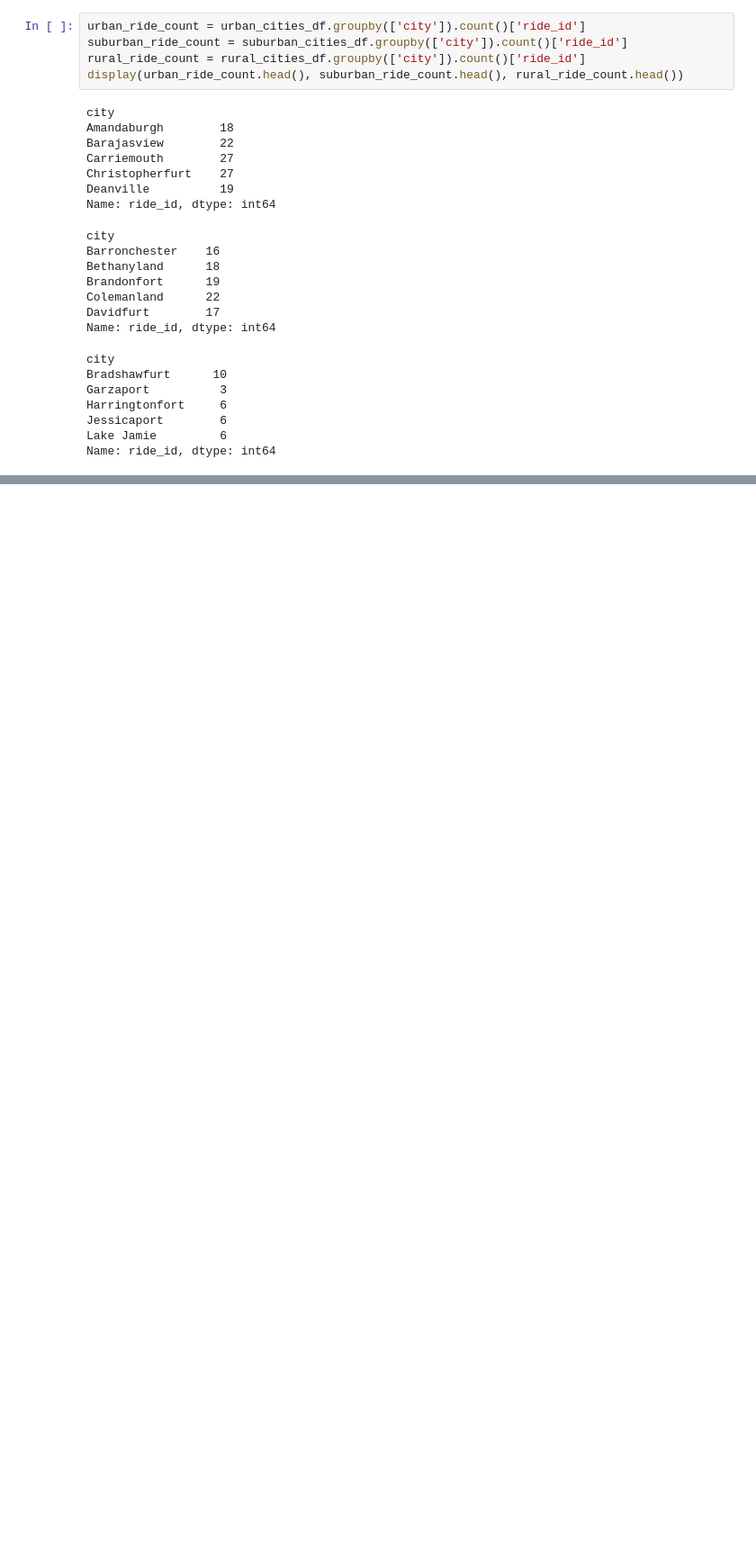
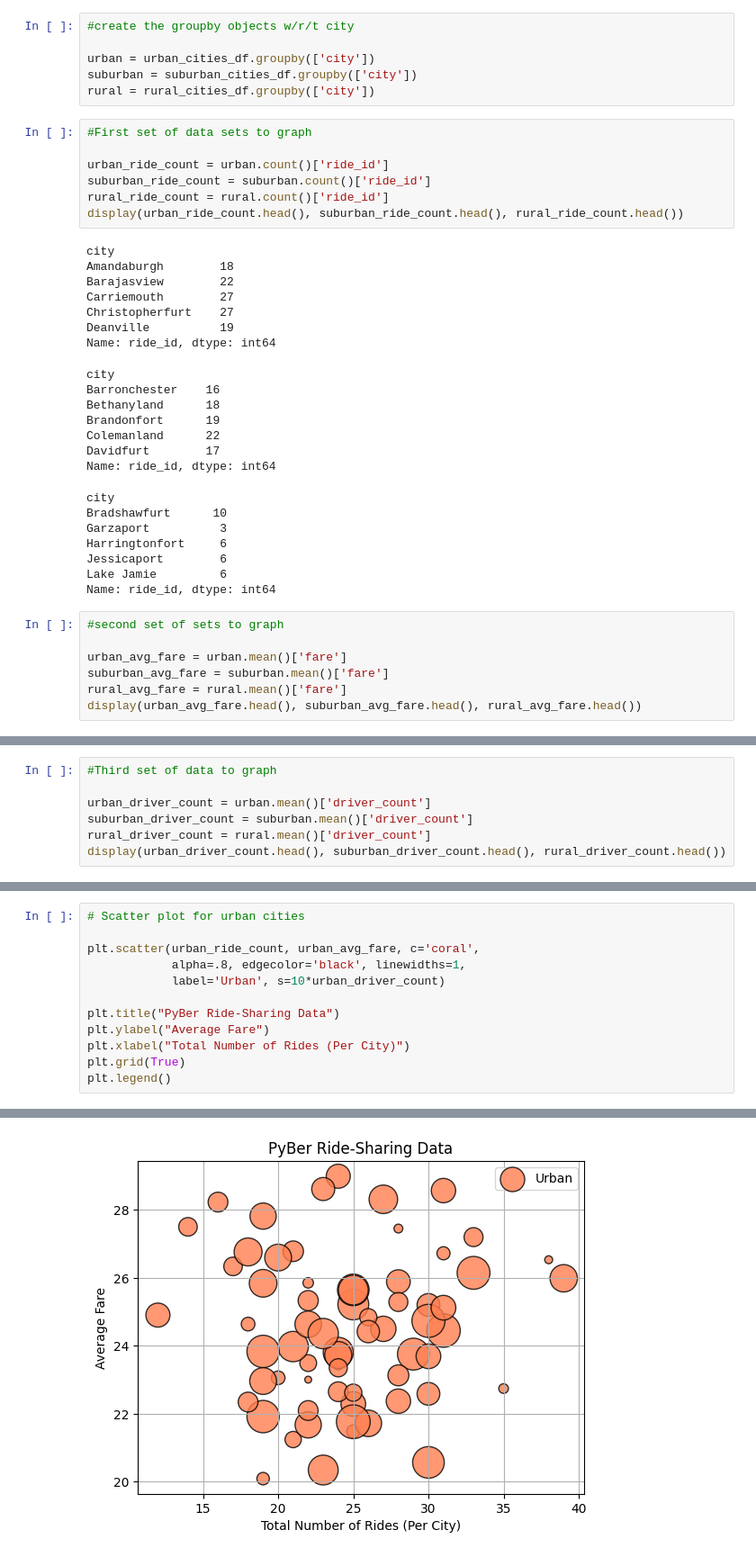
Before and after one commit to zevbennett/PyBer_Analysis, a Jupyter notebook: Ride Data Analysis.ipynb, the cells around one changed output, grey strips where cells are left out. Shown at 90% size. Cells and saved outputs as stored; diff of their text form; blank space fills up the shorter version.

```diff
--- a/Ride Data Analysis.ipynb
+++ b/Ride Data Analysis.ipynb
@@ -119,10 +119,18 @@ display(urban_cities_df.head(), suburban_cities_df.head(), rural_cities_df.head(
 | 2252 | Michaelberg | 2019-03-27 18:27:34 | 54.85 | 4421836952718 | 6 | Rural |
 | 2253 | Lake Latoyabury | 2019-02-23 21:12:24 | 47.90 | 3269652929887 | 2 | Rural |
 | 2254 | Lake Latoyabury | 2019-05-06 08:57:56 | 51.80 | 4018025271936 | 2 | Rural |
+# %%
+#create the groupby objects w/r/t city
+
+urban = urban_cities_df.groupby(['city'])
+suburban = suburban_cities_df.groupby(['city'])
+rural = rural_cities_df.groupby(['city'])
 # %%
-urban_ride_count = urban_cities_df.groupby(['city']).count()['ride_id']
-suburban_ride_count = suburban_cities_df.groupby(['city']).count()['ride_id']
-rural_ride_count = rural_cities_df.groupby(['city']).count()['ride_id']
+#First set of data sets to graph
+
+urban_ride_count = urban.count()['ride_id']
+suburban_ride_count = suburban.count()['ride_id']
+rural_ride_count = rural.count()['ride_id']
 display(urban_ride_count.head(), suburban_ride_count.head(), rural_ride_count.head())
 # %% [output]
 city
@@ -146,3 +154,10 @@ Harringtonfort     6
 Jessicaport        6
 Lake Jamie         6
 Name: ride_id, dtype: int64
+# %%
+#second set of sets to graph
+
+urban_avg_fare = urban.mean()['fare']
+suburban_avg_fare = suburban.mean()['fare']
+rural_avg_fare = rural.mean()['fare']
+display(urban_avg_fare.head(), suburban_avg_fare.head(), rural_avg_fare.head())
@@ -148,0 +186,7 @@ Name: ride_id, dtype: int64
+# %%
+#Third set of data to graph
+
+urban_driver_count = urban.mean()['driver_count']
+suburban_driver_count = suburban.mean()['driver_count']
+rural_driver_count = rural.mean()['driver_count']
+display(urban_driver_count.head(), suburban_driver_count.head(), rural_driver_count.head())
@@ -148,0 +215,13 @@ Name: ride_id, dtype: int64
+# %%
+# Scatter plot for urban cities
+
+plt.scatter(urban_ride_count, urban_avg_fare, c='coral',
+            alpha=.8, edgecolor='black', linewidths=1,
+            label='Urban', s=10*urban_driver_count)
+
+plt.title("PyBer Ride-Sharing Data")
+plt.ylabel("Average Fare")
+plt.xlabel("Total Number of Rides (Per City)")
+plt.grid(True)
+plt.legend()
+# %% [output]
@@ -148,0 +229 @@ Name: ride_id, dtype: int64
+[figure, added]
```
Also changed, not shown: parts of 6 cells of this notebook, 3 other files.
